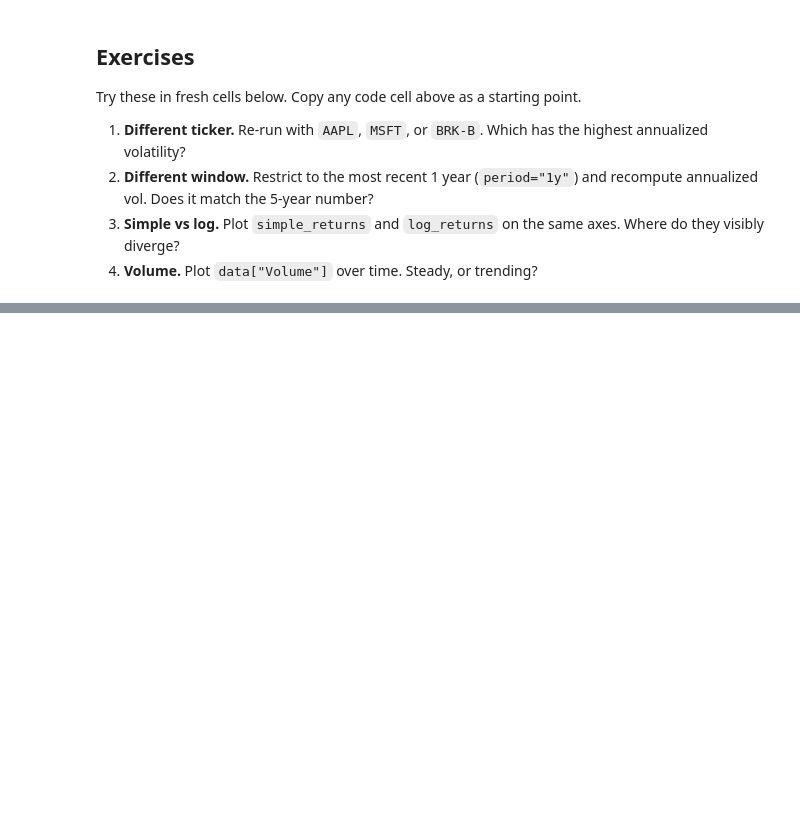
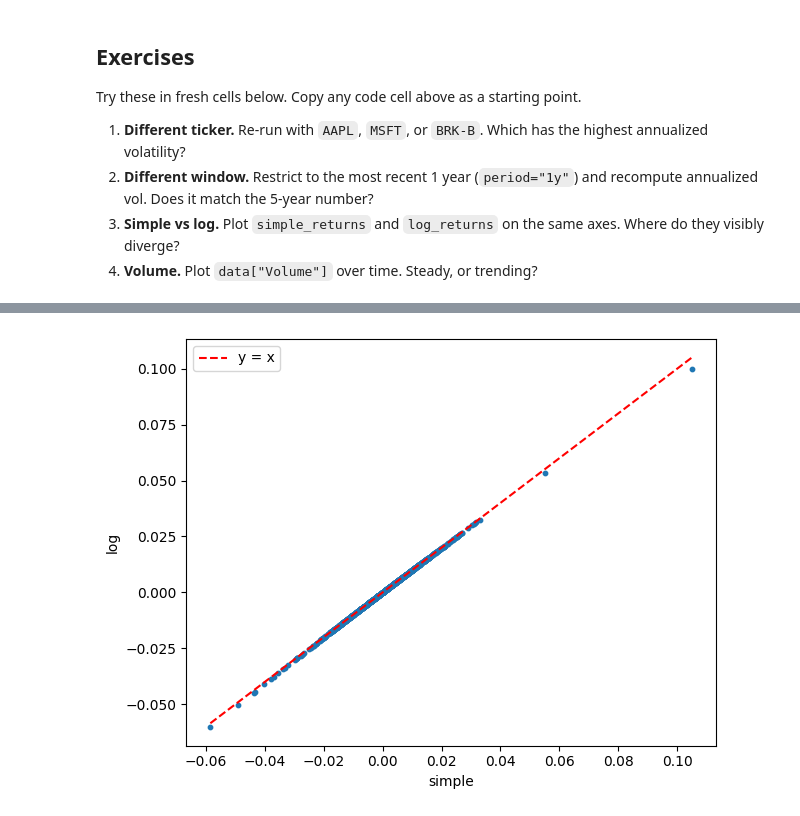
Before and after one commit to MichaelHelmers/quantitative-analysis, a Jupyter notebook: 01-foundations/lesson.ipynb, the cells around one changed output, grey strips where cells are left out. Saved outputs shown, nothing was run; the diff lists cells and outputs as text; code cells hidden in the pictures; blank space fills up the shorter version.

```diff
--- a/01-foundations/lesson.ipynb
+++ b/01-foundations/lesson.ipynb
@@ -135,0 +235,28 @@ Try these in fresh cells below. Copy any code cell above as a starting point.
+# %%
+returns = prices.pct_change().dropna()
+log_returns = np.log(prices / prices.shift(1)).dropna()
+
+# fig, axes = plt.subplots(3, 1, figsize=(10, 6))
+
+
+# prices.plot(ax=axes[0], title=f"{ticker} adjusted close")
+# axes[0].set_ylabel("Price ($)")
+# axes[0].grid(alpha=0.3)
+
+# returns.hist(ax=axes[1], bins=80)
+# axes[1].set_title(f"{ticker} daily simple returns — distribution")
+# axes[1].set_xlabel("Daily return")
+
+# log_returns.hist(ax=axes[2], bins=80)
+# axes[2].set_title(f"{ticker} daily log returns — distribution")
+# axes[2].set_xlabel("Daily log return")
+
+plt.scatter(simple_returns, log_returns, s=10, alpha=1)
+x = np.linspace(simple_returns.min(), simple_returns.max(), 100)
+plt.plot(x, x, "r--", label="y = x")
+plt.xlabel("simple"); plt.ylabel("log"); plt.legend()
+
+plt.tight_layout()
+plt.show()
+# %% [output]
+[figure, added]
```
Also changed, not shown: parts of 12 cells of this notebook.
